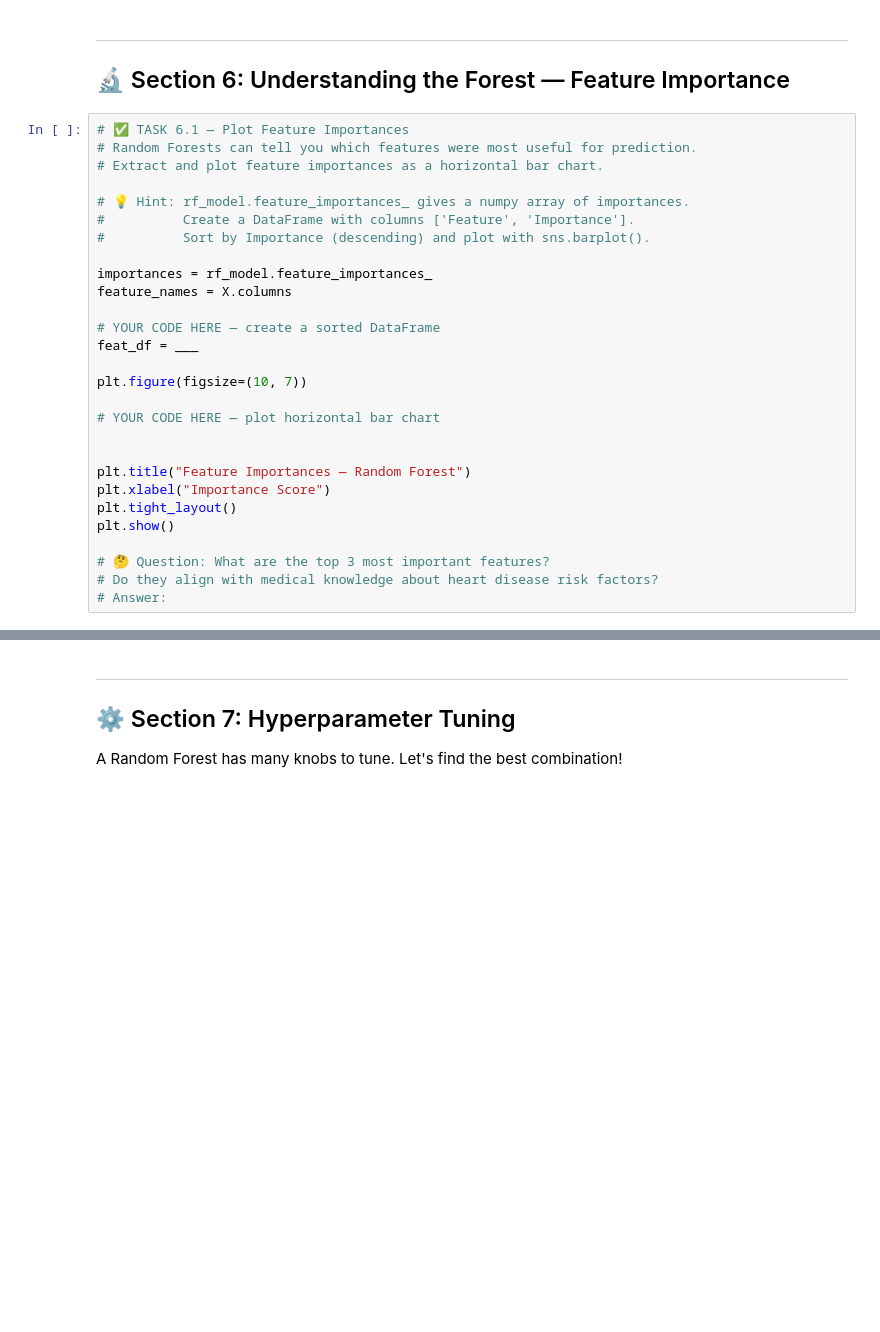
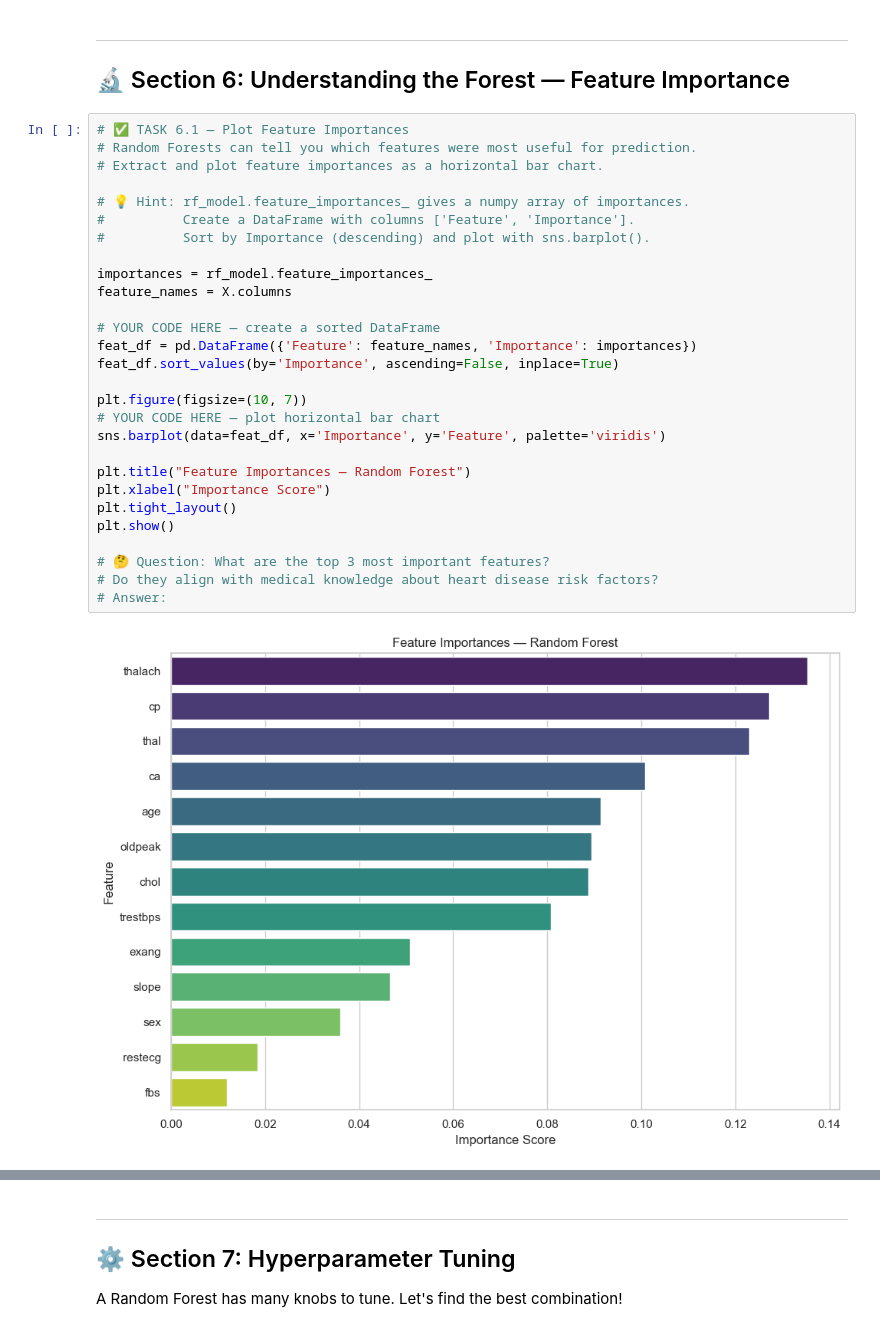
Before and after one commit to tashfeen786/AI-ML-BootCamp, a Jupyter notebook: NETSOL WORK/week_8/heart_disease_random_forest_assignment.ipynb, the cells around one changed output, grey strips where cells are left out. Cells and saved outputs as stored; diff of their text form; blank space fills up the shorter version.

```diff
--- a/NETSOL WORK/week_8/heart_disease_random_forest_assignment.ipynb
+++ b/NETSOL WORK/week_8/heart_disease_random_forest_assignment.ipynb
@@ -430,31 +468,33 @@ plt.show()
 # %%
 # ✅ TASK 6.1 — Plot Feature Importances
 # Random Forests can tell you which features were most useful for prediction.
 # Extract and plot feature importances as a horizontal bar chart.
 
 # 💡 Hint: rf_model.feature_importances_ gives a numpy array of importances.
 #          Create a DataFrame with columns ['Feature', 'Importance'].
 #          Sort by Importance (descending) and plot with sns.barplot().
 
 importances = rf_model.feature_importances_
 feature_names = X.columns
 
 # YOUR CODE HERE — create a sorted DataFrame
-feat_df = ___
+feat_df = pd.DataFrame({'Feature': feature_names, 'Importance': importances})
+feat_df.sort_values(by='Importance', ascending=False, inplace=True)
 
 plt.figure(figsize=(10, 7))
-
 # YOUR CODE HERE — plot horizontal bar chart
-
+sns.barplot(data=feat_df, x='Importance', y='Feature', palette='viridis')
 
 plt.title("Feature Importances — Random Forest")
 plt.xlabel("Importance Score")
 plt.tight_layout()
 plt.show()
 
 # 🤔 Question: What are the top 3 most important features?
 # Do they align with medical knowledge about heart disease risk factors?
 # Answer:
+# %% [output]
+[figure, added]
 # %%
 # ✅ TASK 6.2 — Visualize One Tree from the Forest (BONUS)
 # Visualize the first decision tree inside your random forest.
```
Also changed, not shown: parts of 11 cells of this notebook.
